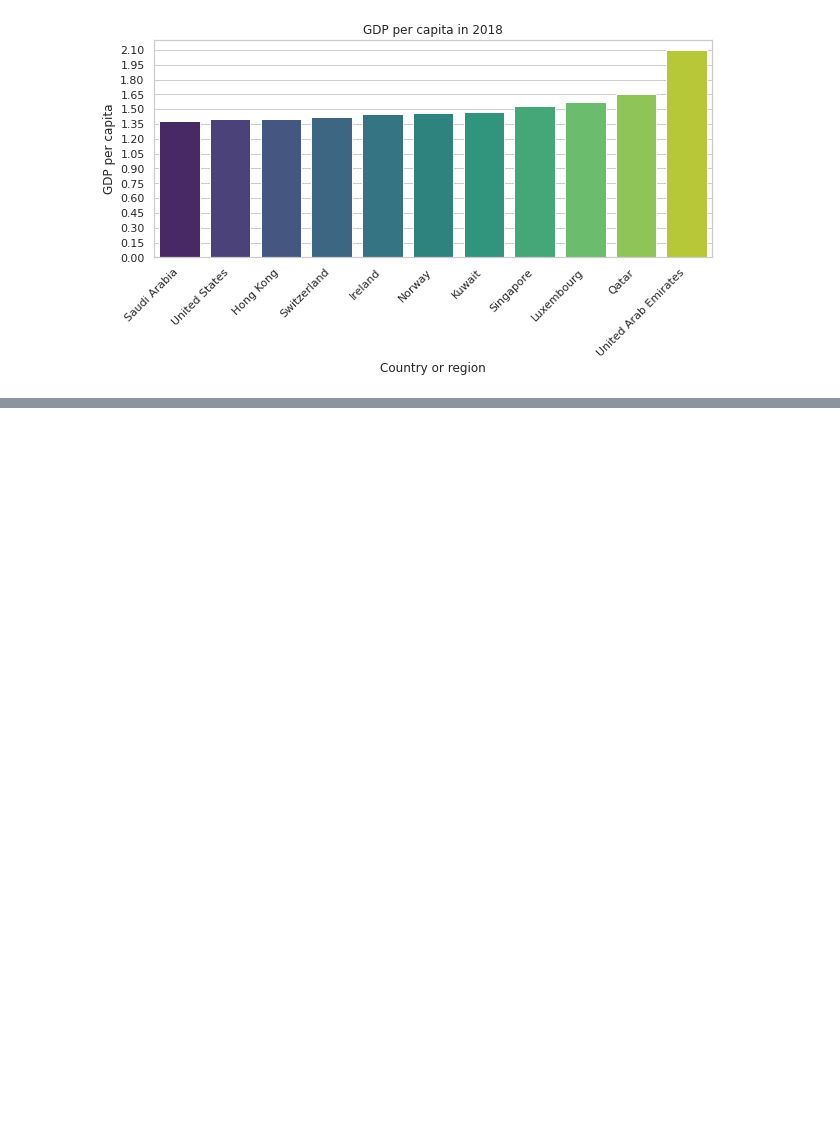
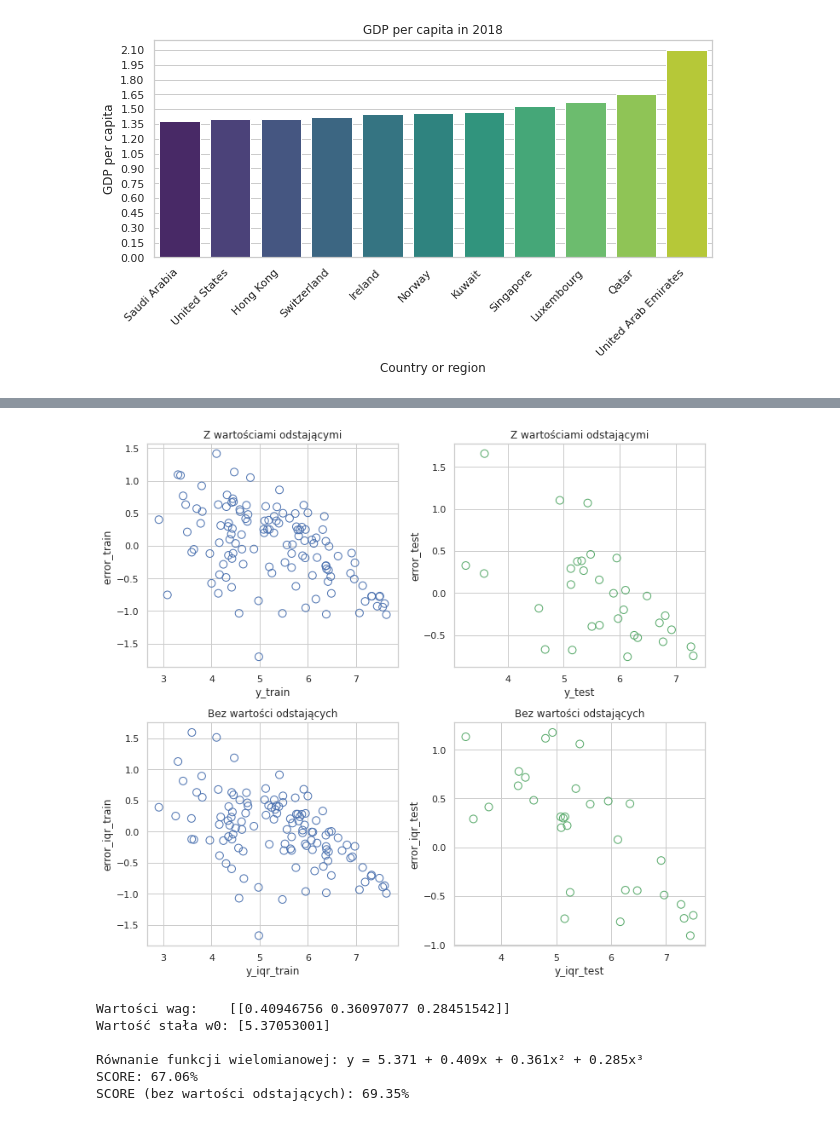
Before and after one commit to ArminD93/WorldHappinessReport, a Jupyter notebook: WorldHappinessReport_2018.ipynb, the cells around one changed output, grey strips where cells are left out. Saved outputs shown, nothing was run; the diff lists cells and outputs as text; code cells hidden in the pictures; blank space fills up the shorter version.

```diff
--- a/WorldHappinessReport_2018.ipynb
+++ b/WorldHappinessReport_2018.ipynb
@@ -129,0 +332,59 @@ plt.show()
+# %%
+# Wykresy wartości resztowych:
+fig, ax = plt.subplots(2, 2, figsize=(10,9), constrained_layout=True)
+
+error_train = y_pred_train - y_train
+error_test =  y_pred_test - y_test
+
+ax[0,0].scatter(y_train, error_train, s=80, facecolors='none', edgecolors='b')
+ax[0,0].set_xlabel('y_train')
+ax[0,0].set_ylabel('error_train ')
+ax[0,0].set_title('Z wartościami odstającymi')
+
+ax[0,1].scatter(y_test, error_test, s=80, facecolors='none', edgecolors='g')
+ax[0,1].set_xlabel('y_test')
+ax[0,1].set_ylabel('error_test')
+ax[0,1].set_title('Z wartościami odstającymi')
+
+
+error_iqr_train = y_pred_iqr_sc_train - y_iqr_train
+error_iqr_test =  y_pred_iqr_sc_test - y_iqr_test
+
+ax[1,0].scatter(y_iqr_train, error_iqr_train, s=80, facecolors='none', edgecolors='b')
+ax[1,0].set_xlabel('y_iqr_train')
+ax[1,0].set_ylabel('error_iqr_train')
+ax[1,0].set_title('Bez wartości odstających')
+
+ax[1,1].scatter(y_iqr_test, error_iqr_test, s=80, facecolors='none', edgecolors='g')
+ax[1,1].set_xlabel('y_iqr_test')
+ax[1,1].set_ylabel('error_iqr_test')
+ax[1,1].set_title('Bez wartości odstających')
+plt.show()
+# %% [output]
+[figure, added]
+# %%
+print('Wartości wag:    {}'.format(lr.coef_))
+print('Wartość stała w0: {}'.format(lr.intercept_))
+
+w1 = round(lr.coef_[0][0], 3)
+w2 = round(lr.coef_[0][1], 3)
+w3 = round(lr.coef_[0][2], 3)
+
+w0 = round(lr.intercept_[0], 3)
+
+print()
+print('Równanie funkcji wielomianowej: y = {} + {}x + {}x\u00b2 + {}x\u00b3'.format(w0, w1, w2, w3))
+
+
+# Ile było dobrych w porównianiu do wszystkich wyników:
+# Metoda score oblicza przewidywane wartości w oparciu o X_test, a następnie porównać je z y_test
+score = lr.score(X_test, y_test)
+print('SCORE: {}%'.format(round(score*100,2)))
+print('SCORE (bez wartości odstających): {}%'.format(SCORE_IQR))
+# %% [output]
+Wartości wag:    [[0.40946756 0.36097077 0.28451542]]
+Wartość stała w0: [5.37053001]
+
+Równanie funkcji wielomianowej: y = 5.371 + 0.409x + 0.361x² + 0.285x³
+SCORE: 67.06%
+SCORE (bez wartości odstających): 69.35%
```
Also changed, not shown: parts of 9 cells of this notebook.
